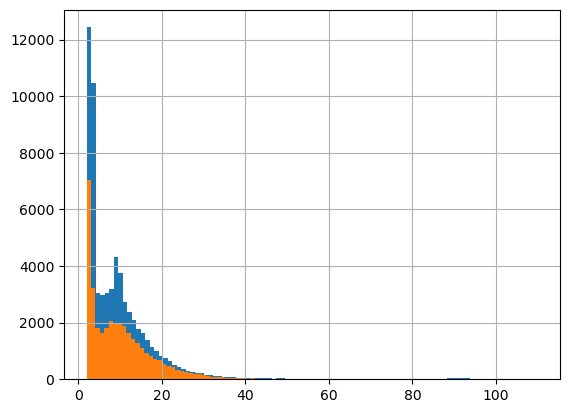
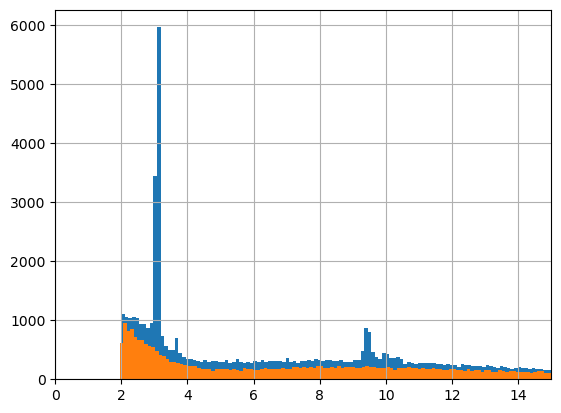
Code edit (unified diff) that turned the first committed figure into the second:
--- before
+++ after
@@ -3,6 +3,7 @@
 filter_data = data[data["Q1"] != data["Q2"]]
 filter_data_same = data[data["Q1"] == data["Q2"]]
-plt.hist(filter_data["inMass"], bins = 100)
-plt.hist(filter_data_same["inMass"], bins = 100)
+plt.hist(filter_data["inMass"], bins = 1000)
+plt.hist(filter_data_same["inMass"], bins = 1000)
 plt.grid()
+plt.xlim(0, 15)
 plt.show()

Commit: Coding Be Going 3: Back With Vengeance